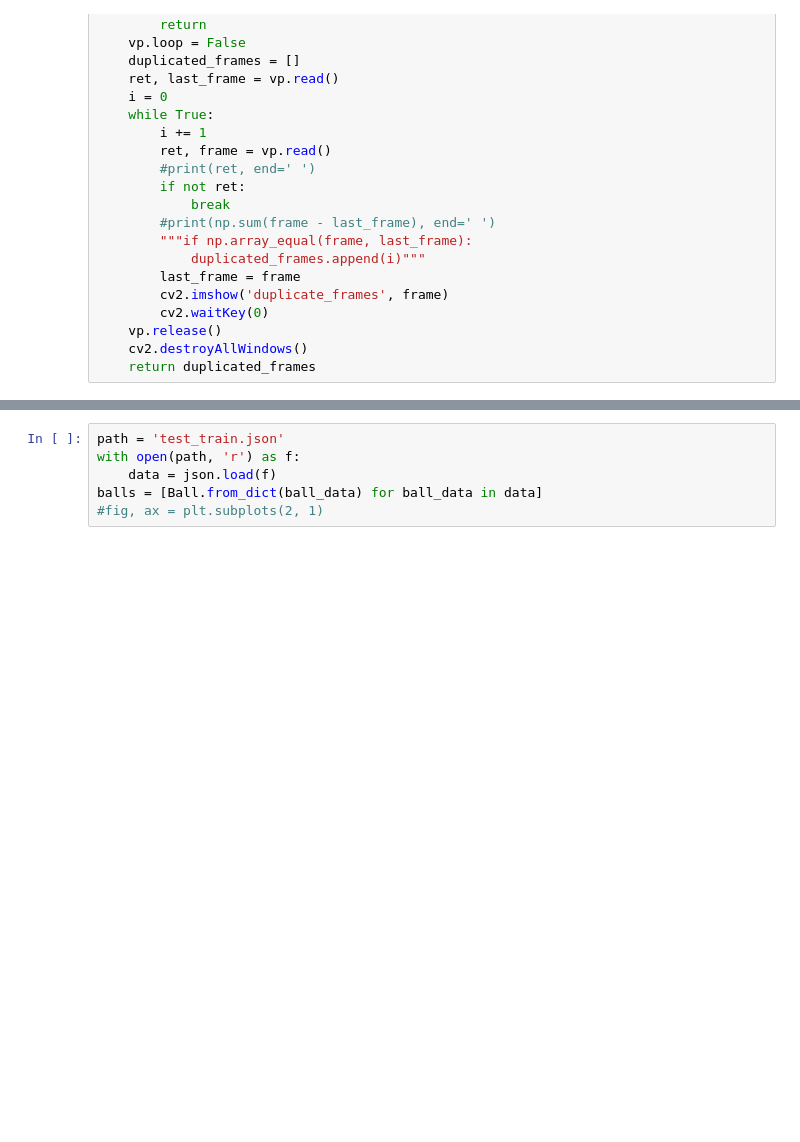
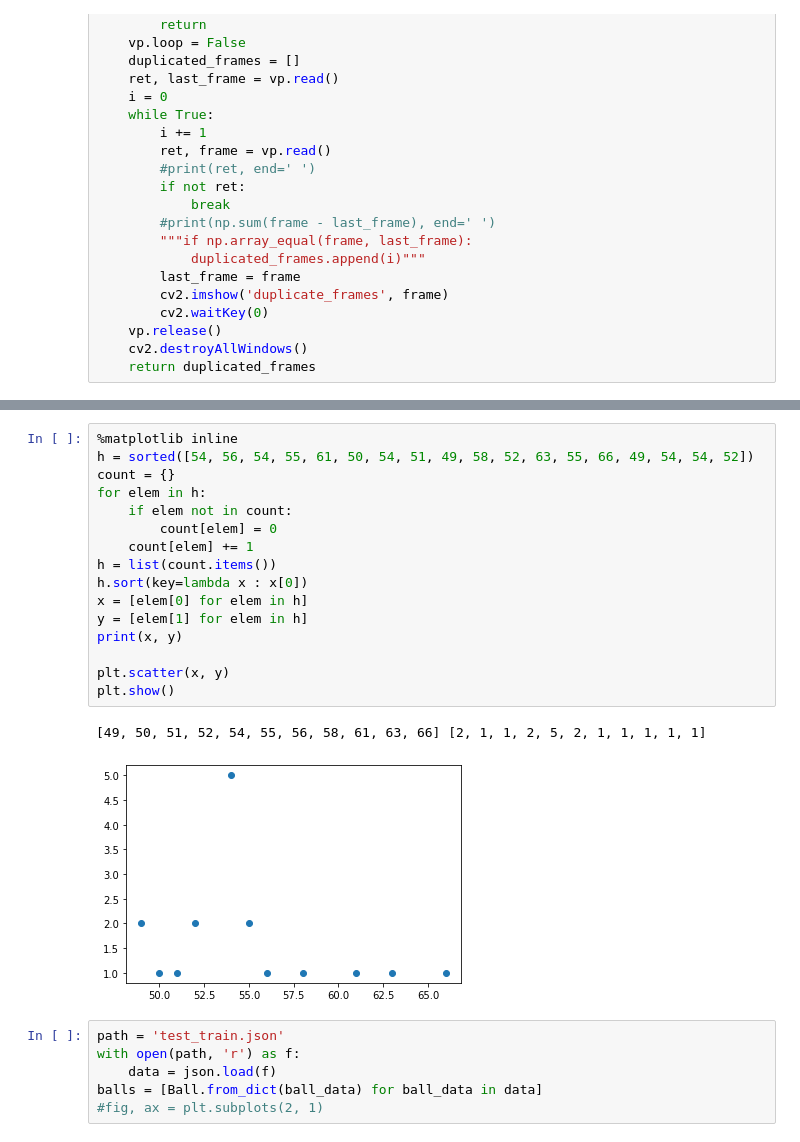
Before and after one commit to josuemoreau/Jugglyng, a Jupyter notebook: Expérimentations/test_leo/balltracker_app.ipynb, the cells around one changed output, grey strips where cells are left out. Drawn from its saved outputs; the diff is of its cells as text; blank space fills up the shorter version.

```diff
--- a/Expérimentations/test_leo/balltracker_app.ipynb
+++ b/Expérimentations/test_leo/balltracker_app.ipynb
@@ -425,3 +444,22 @@ throws = [(86, 0, 1, '=1'), (100, 1, 0, '>1', 54), (206, 0, 0, '=1'), (220, 1, 0
+# %%
+%matplotlib inline
+h = sorted([54, 56, 54, 55, 61, 50, 54, 51, 49, 58, 52, 63, 55, 66, 49, 54, 54, 52])
+count = {}
+for elem in h:
+    if elem not in count:
+        count[elem] = 0
+    count[elem] += 1
+h = list(count.items())
+h.sort(key=lambda x : x[0])
+x = [elem[0] for elem in h]
+y = [elem[1] for elem in h]
+print(x, y)
+
+plt.scatter(x, y)
+plt.show()
+# %% [output]
+[49, 50, 51, 52, 54, 55, 56, 58, 61, 63, 66] [2, 1, 1, 2, 5, 2, 1, 1, 1, 1, 1]
+[figure, added]
 # %%
 path = 'test_train.json'
 with open(path, 'r') as f:
```
Also changed, not shown: parts of 7 cells of this notebook, 1 other file.
